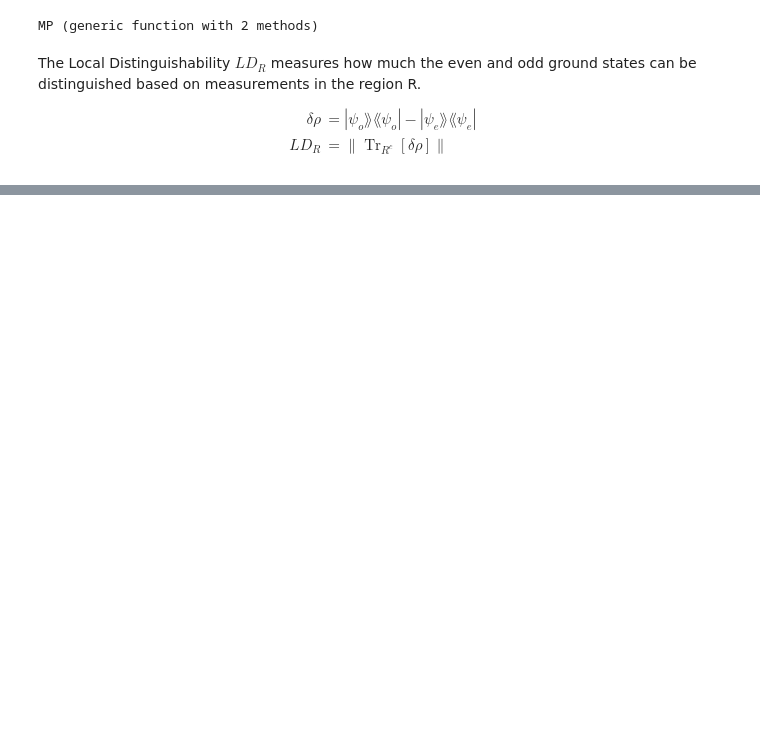
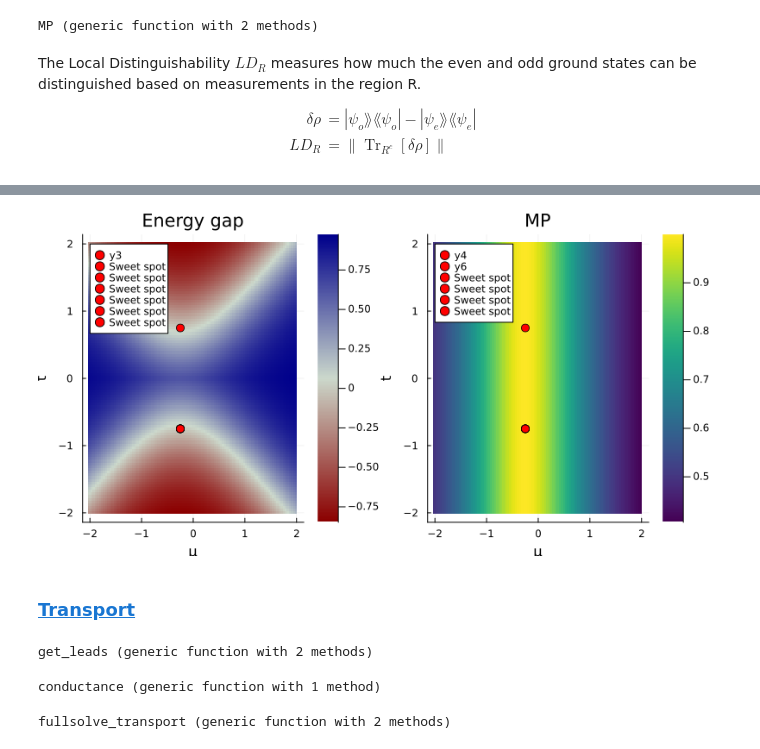
Before and after one commit to cvsvensson/QuantumDots.jl, a Jupyter notebook: examples/pmm_notebook.jl.ipynb, the cells around one changed output, grey strips where cells are left out. Saved outputs shown, nothing was run; the diff lists cells and outputs as text; code cells hidden in the pictures; blank space fills up the shorter version.

```diff
--- a/examples/pmm_notebook.jl.ipynb
+++ b/examples/pmm_notebook.jl.ipynb
@@ -471,0 +321,13 @@ Closest candidates are:
+# %%
+function fullsolve(μ::SymPy.Sym, t, Δ, V, c=c)
+    H = blockdiagonal(ham(μ, t, Δ, V), c)
+    Mo, Me = SymPy.Matrix.(Matrix.(blocks(H)))
+    vecs_o, vals_o = Mo.diagonalize()
+    vecs_e, vals_e = Me.diagonalize()
+    Ee = diag(vals_e)[1]
+    ve = vcat(zero(vecs_e[:, 1]), vecs_e[:, 1])
+    Eo = diag(vals_o)[1]
+    vo = vcat(vecs_o[:, 1], zero(vecs_o[:, 1]))
+    R = 1:length(c)÷2
+    return (; mp=MP(vo, ve, R, c), ld=LD(vo, ve, R, c), gap=Eo - Ee)
+end
@@ -471,0 +348,6 @@ Closest candidates are:
+# %%
+function cost(x; Δ=1.0, V=0.5, P=1e3, c=c)
+    μ, t = x
+    (; gap, mp, ld) = fullsolve(μ, t, Δ, V, c)
+    P * gap^2 + 1 - mp
+end
@@ -471,0 +356,4 @@ Closest candidates are:
+# %%
+using BlackBoxOptim
+opt = bboptimize(cost; NumDimensions=2)
+sweet_spot = best_candidate(opt)
@@ -471,0 +378,42 @@ Closest candidates are:
+# %%
+foreach(n -> scatter!(fig[n], [sweet_spot[1]], [sweet_spot[2]], c = :red, markersize = 5, label = "Sweet spot"), 1:2)
+fig
+# %% [output]
+[figure, added]
+# %% [markdown]
+### <a id='toc1_1_4_'></a>[Transport](#toc0_)
+# %%
+function get_leads(c, T, μ, Γ=1)
+    N = length(c)
+    left = QuantumDots.NormalLead(Γ * c[1]'; T, μ=μ[1])
+    right = QuantumDots.NormalLead(Γ * c[N]'; T, μ=μ[2])
+    return (; left, right)
+end
+# %% [output]
+get_leads (generic function with 2 methods)
+# %%
+function conductance(H,T,V1,V2; alg = QuantumDots.Pauli())
+    leads = get_leads(c,T,(V1,V2))
+    sys = alg(QuantumDots.diagonalize(QuantumDots.OpenSystem(H, leads)));
+    conductance_matrix(sys)
+end
+# %% [output]
+conductance (generic function with 1 method)
+# %%
+function fullsolve_transport(μ, t, Δ, V, c=c; V1=0.0, V2=0.0, T=Δ / 40)
+    H = ham(μ, t, Δ, V, c)
+    energies, states, diag_ham = parity_eigen(H, c)
+    Eₒ = first(energies[1])
+    Eₑ = first(energies[2])
+    ψₒ = states[1][:, 1]
+    ψₑ = states[2][:, 1]
+    N = length(c)
+    R = 1:N÷2
+    mp = MP(ψₒ, ψₑ, R, c)
+    ld = LD(ψₒ, ψₑ, R, c)
+    gap = Eₒ - Eₑ
+    cond = conductance(H, T, V1, V2)
+    return (; mp, ld, gap, cond)
+end
+# %% [output]
+fullsolve_transport (generic function with 2 methods)
```
Also changed, not shown: parts of 60 cells of this notebook, 3 other files.
